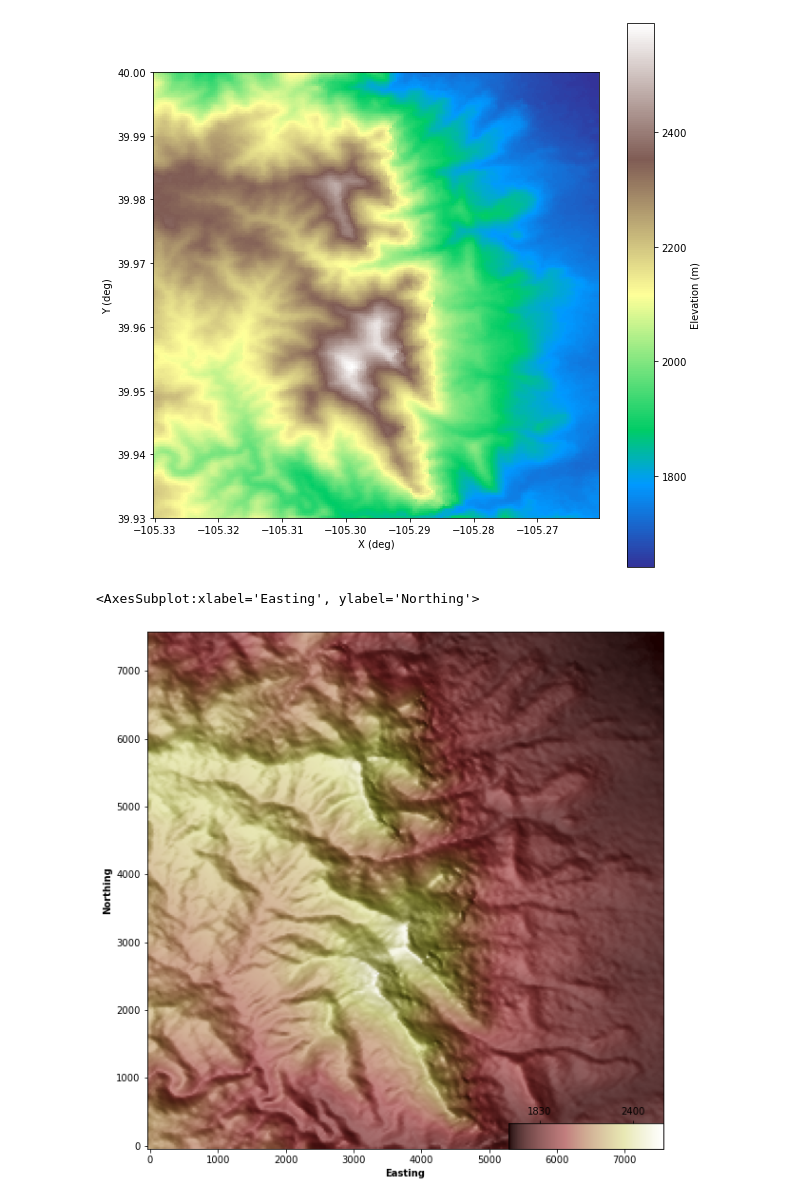
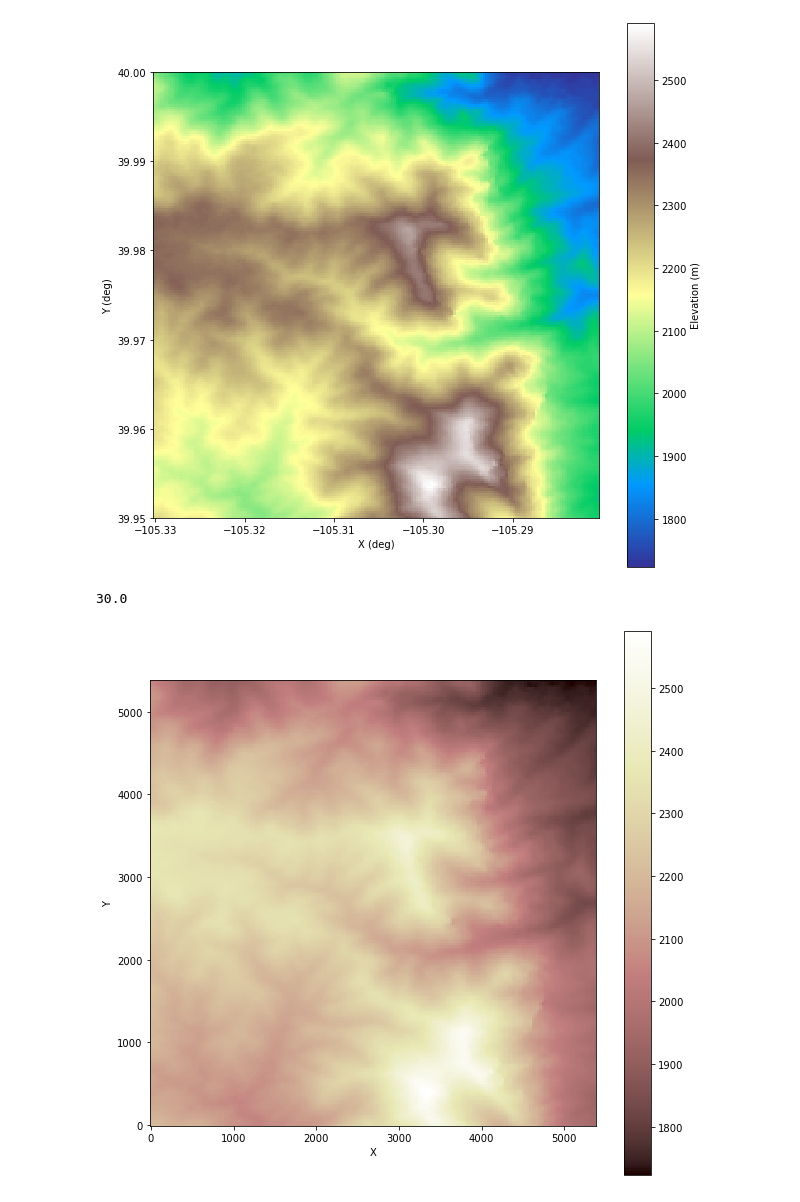
Before and after one commit to csdms-spring-school-2022/abrupt-perturbations, a Jupyter notebook: abrupt_fire_landslide/Fire_try.ipynb, the cells around one changed output. Drawn from its saved outputs; the diff is of its cells as text; code cells hidden in the pictures.

```diff
--- a/abrupt_fire_landslide/Fire_try.ipynb
+++ b/abrupt_fire_landslide/Fire_try.ipynb
@@ -129,10 +129,10 @@ class Burner:
 # %%
 topo = Topography(
     dem_type="SRTMGL1",
-    south=39.93,
+    south=39.95,
     north=40.0,
     west=-105.33,
-    east=-105.26,
+    east=-105.28,
     output_format="AAIGrid",
     cache_dir="DEMData//"
     )
@@ -148,14 +148,16 @@ imshow_grid(grid_geog, 'topographic__elevation',cmap =cmap,
             grid_units=("deg", "deg"),colorbar_label="Elevation (m)")
 plt.show()
 # %% [output]
-[figure, old version]
+[figure, new version]
 # %%
 grid = RasterModelGrid((grid_geog.number_of_node_rows,grid_geog.number_of_node_columns),30)
 grid.add_field('topographic__elevation',elev, at = 'node')
-imshowhs_grid(grid,'topographic__elevation')
+imshow_grid(grid,'topographic__elevation')
+dx=np.diff(grid.x_of_node)[0]
+print(dx)
 # %% [output]
-<AxesSubplot:xlabel='Easting', ylabel='Northing'>
+30.0
-[figure, old version]
+[figure, new version]
 # %%
 # Saving outputs
 printit = True        # be verbose with printing output our not?
```
Also changed, not shown: parts of 12 cells of this notebook.
